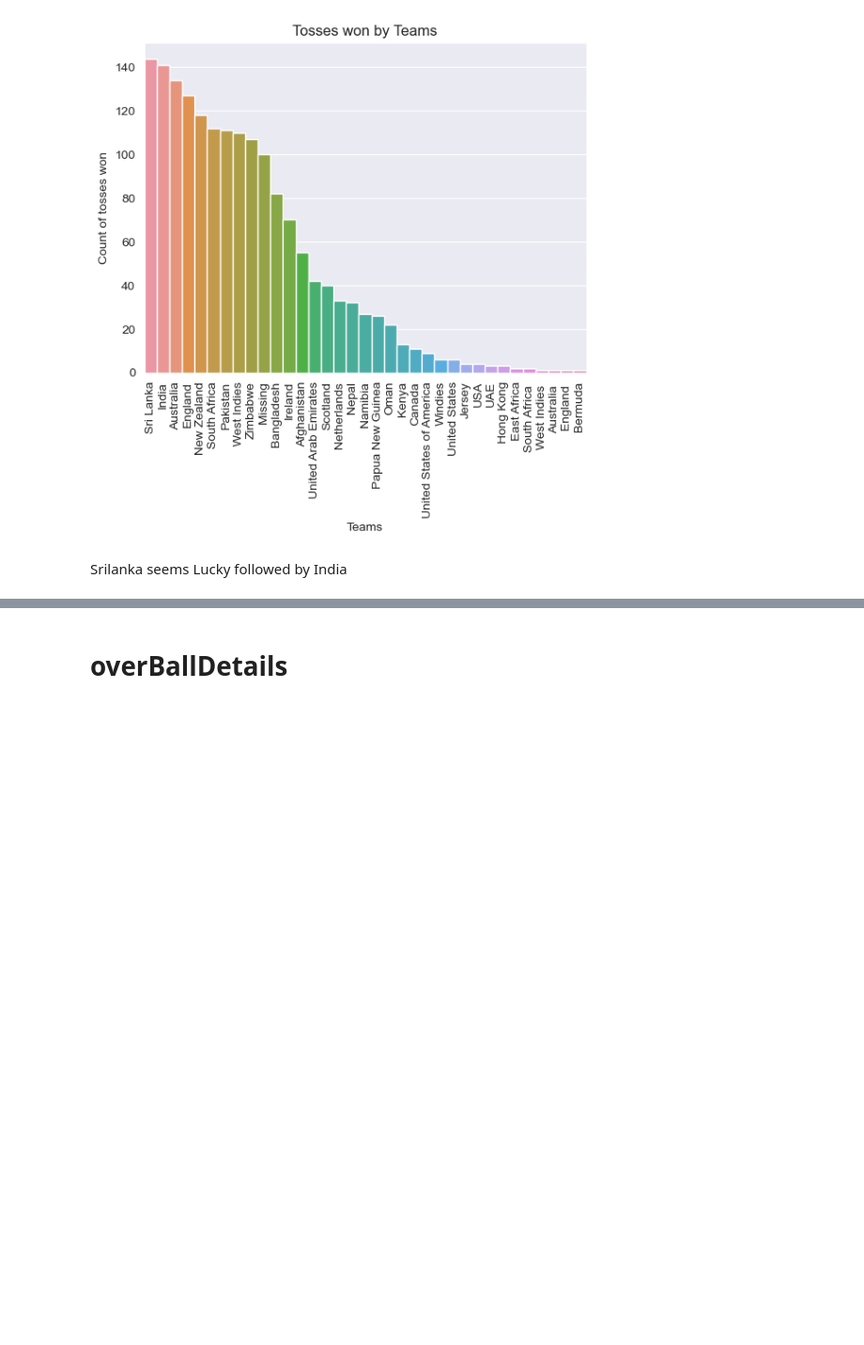
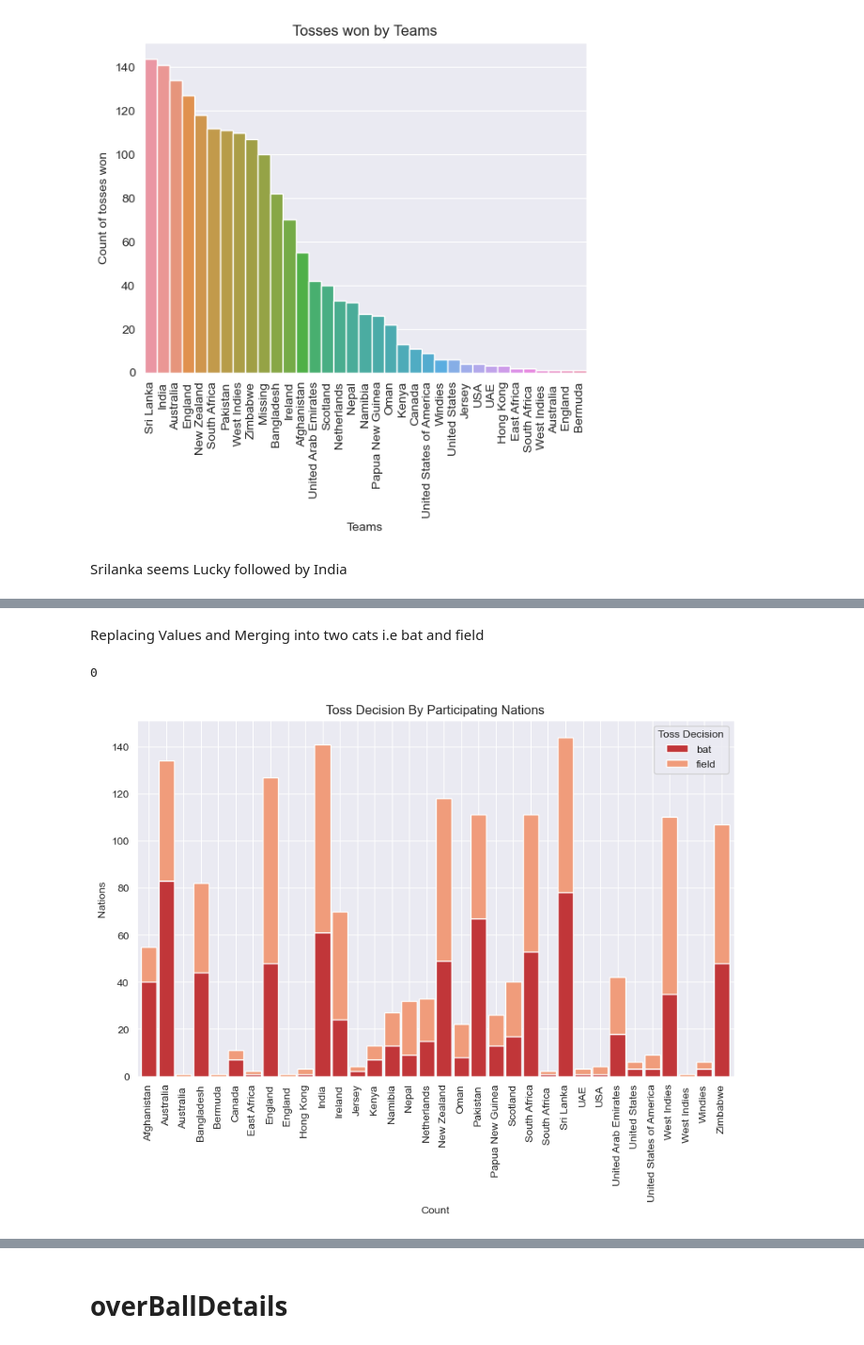
Before and after one commit to taaha3244/AtomCampAIBootcamp, a Jupyter notebook: EDA_project_cricket_world_cup_data.ipynb, the cells around one changed output, grey strips where cells are left out. Shown at 94% size. Saved outputs shown, nothing was run; the diff lists cells and outputs as text; code cells hidden in the pictures; blank space fills up the shorter version.

Commit message:
Data analysis done on matches

```diff
--- a/EDA_project_cricket_world_cup_data.ipynb
+++ b/EDA_project_cricket_world_cup_data.ipynb
@@ -404,7 +404,7 @@ dtype: int64
 match.summary and matchSummary  columns are derived out of matchStatus_text and have no extra information but Missing values
 Dropping these both columns
 # %%
-matches=matches.drop(matches[['matchSummary','match.summary']],axis=1)
+matches=matches.drop(matches[['matchSummary']],axis=1)
 print(matches.columns)
 # %% [output]
 Index(['id', 'venueId', 'toss.elected', 'toss.winner', 'team1Id', 'team2Id',
@@ -591,0 +604,21 @@ Srilanka seems Lucky followed by India
+# %% [markdown]
+Replacing Values and Merging into two cats i.e bat and field
+# %%
+replacement_dict = {'Bat': 'bat', 'Field': 'field', 'bowl': 'field','Bat':'bat',' bat':'bat'}
+matches=matches[matches['Toss Decision'].isin(['bat',' bat','Bat','field','Field','bowl'])].replace(replacement_dict)
+# %%
+matches['Toss Decision'].isnull().sum()
+# %% [output]
+0
+# %%
+toss=pd.DataFrame(matches[['toss.winner','Toss Decision']].groupby('toss.winner').value_counts().unstack())
+# %%
+sns.set_style('darkgrid')
+sns.set_palette('RdBu')
+ax = toss.plot(kind='bar', stacked=True, figsize=(10, 6),width=0.9)
+ax.set_xlabel('Count')
+ax.set_ylabel('Nations')
+ax.set_title('Toss Decision By Participating Nations')
+plt.show()
+# %% [output]
+[figure, added]
```
Also changed, not shown: parts of 13 cells of this notebook.
